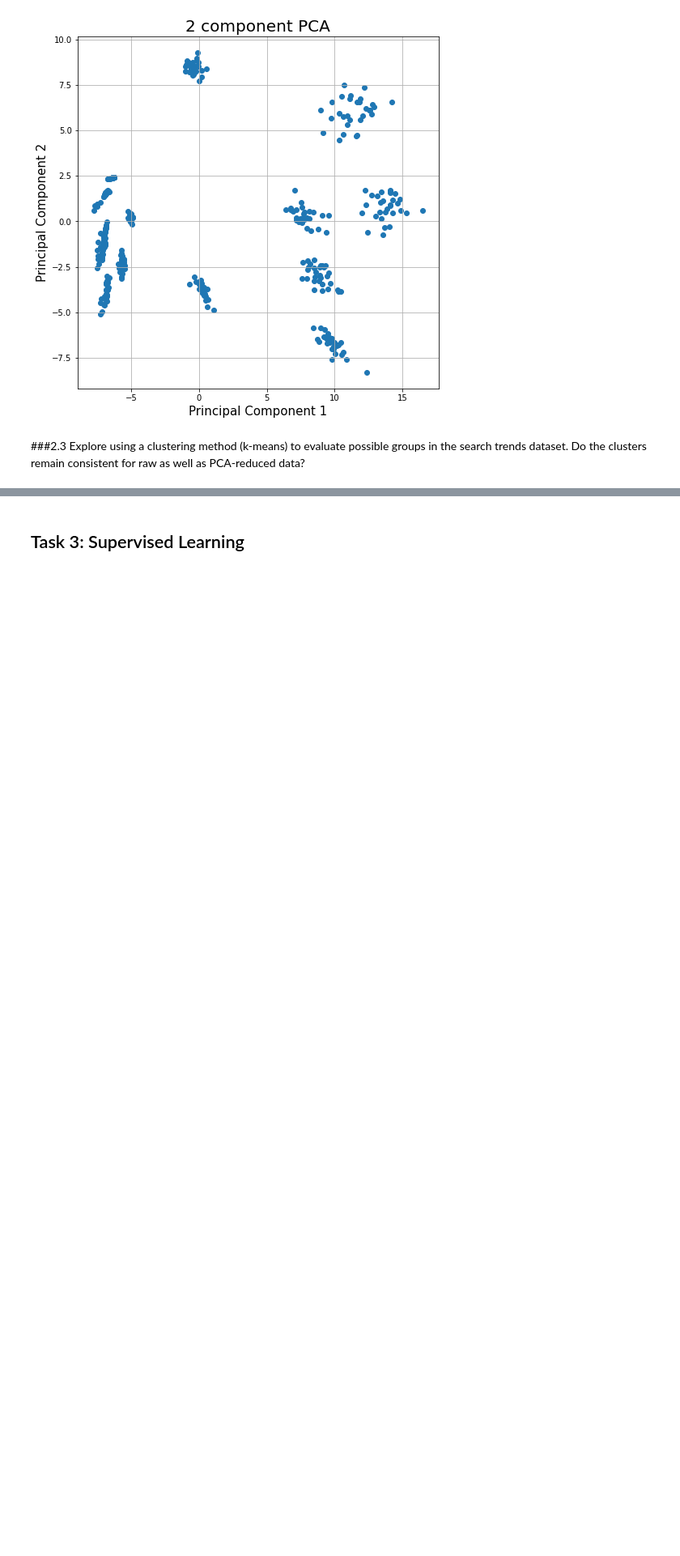
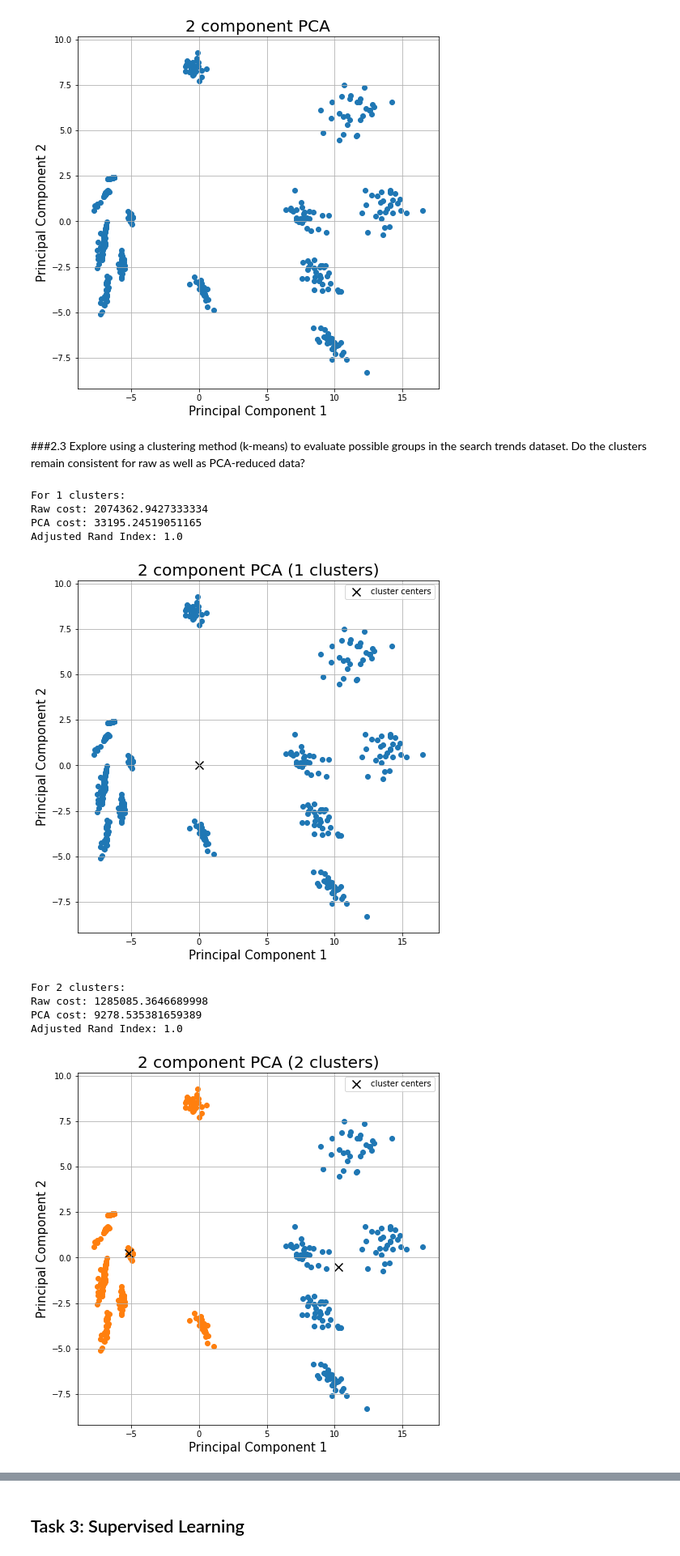
Before and after one commit to du-hr/covid-atals, a Jupyter notebook: MiniProject_1.ipynb, the cells around one changed output, grey strips where cells are left out. Shown at 81% size. Cells and saved outputs as stored; diff of their text form; code cells hidden in the pictures; blank space fills up the shorter version.

Commit message:
K-means Clustering

```diff
--- a/MiniProject_1.ipynb
+++ b/MiniProject_1.ipynb
@@ -223,0 +192,49 @@ class KMeans:
+# %%
+# explore K-means clustering with k = [0,20]
+for k in range(1, 21):
+  # raw data
+  cluster_raw = df.loc[:, features]
+  kmeans_raw = KMeans(n_clusters=k).fit(cluster_raw)
+  cluster_raw['cluster'] = kmeans_raw.labels_
+  cluster_raw.set_index('cluster', inplace=True, append=True)
+
+  # pca-reduced data
+  cluster_pca = df_reduced.drop(columns=['hospitalized_new'])
+  kmeans_pca = KMeans(n_clusters=k).fit(cluster_pca)
+  cluster_pca['cluster'] = kmeans_pca.labels_
+  cluster_pca.set_index('cluster', inplace=True, append=True)
+
+  # compare clustering between raw and pca using adjusted rand score
+  score = adjusted_rand_score(kmeans_raw.labels_, kmeans_pca.labels_)
+
+  print("For", k, "clusters:")
+  print("Raw cost:", kmeans_raw.inertia_)
+  print("PCA cost:", kmeans_pca.inertia_)
+  print("Adjusted Rand Index:", score)
+
+  # plot clustering of pca reduced data
+  fig = plt.figure(figsize = (8,8))
+  ax = fig.add_subplot(1,1,1)
+  ax.set_xlabel('Principal Component 1', fontsize = 15)
+  ax.set_ylabel('Principal Component 2', fontsize = 15)
+  ax.set_title('2 component PCA (' + str(k) + ' clusters)', fontsize = 20)
+  ax.grid()
+  for i in range(k):
+      series = cluster_pca.query('cluster==' + str(i))
+      ax.scatter(series['principal component 1'], series['principal component 2'])
+  ax.scatter(kmeans_pca.cluster_centers_[:, 0],
+             kmeans_pca.cluster_centers_[:, 1],
+             marker='x', s=100, facecolor='black', label='cluster centers')
+  ax.legend()
+  plt.show()
+# %% [output]
+For 1 clusters:
+Raw cost: 2074362.9427333334
+PCA cost: 33195.24519051165
+Adjusted Rand Index: 1.0
+[figure, added]
+For 2 clusters:
+Raw cost: 1285085.3646689998
+PCA cost: 9278.535381659389
+Adjusted Rand Index: 1.0
+[figure, added]
```
Also changed, not shown: parts of 7 cells of this notebook.
